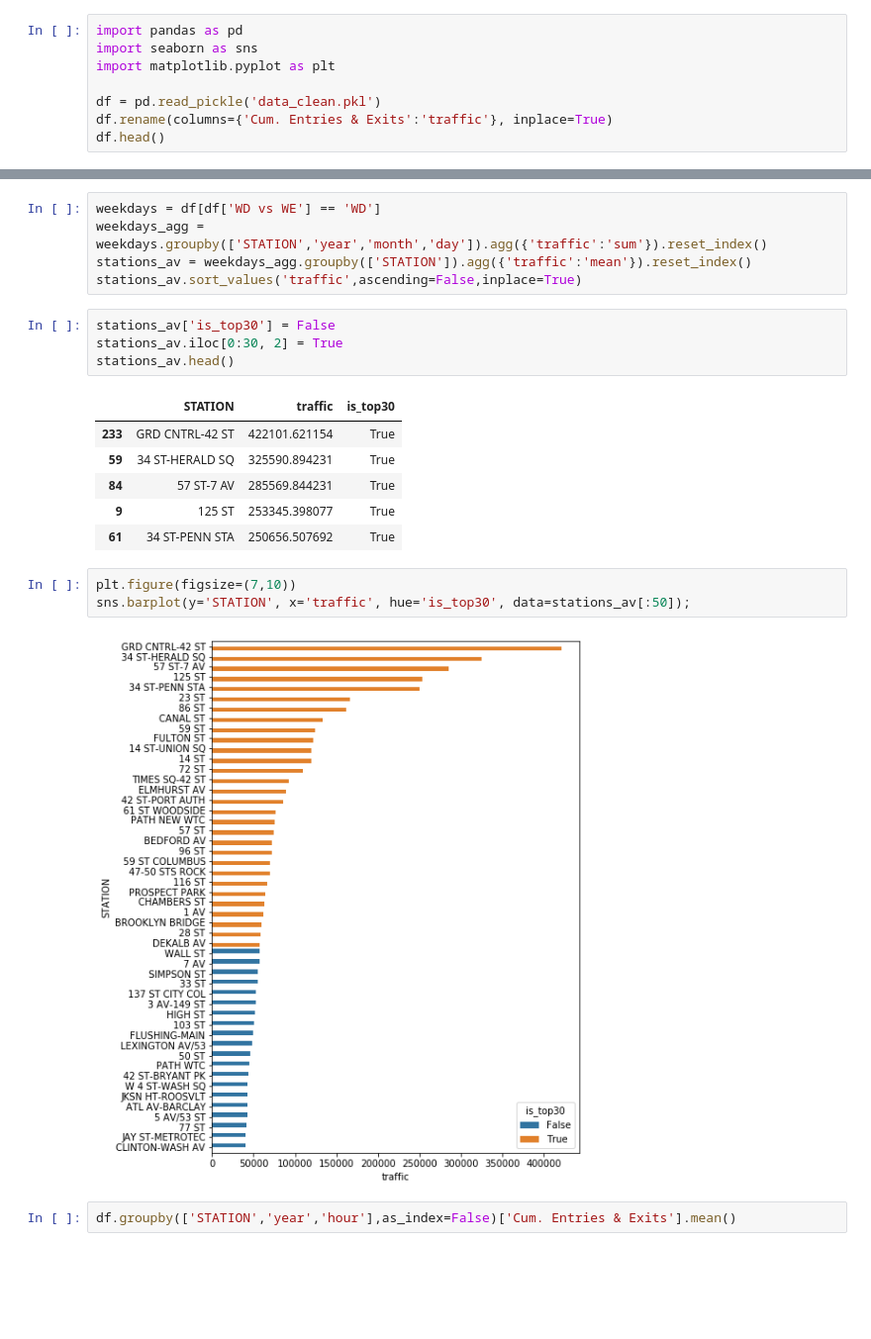
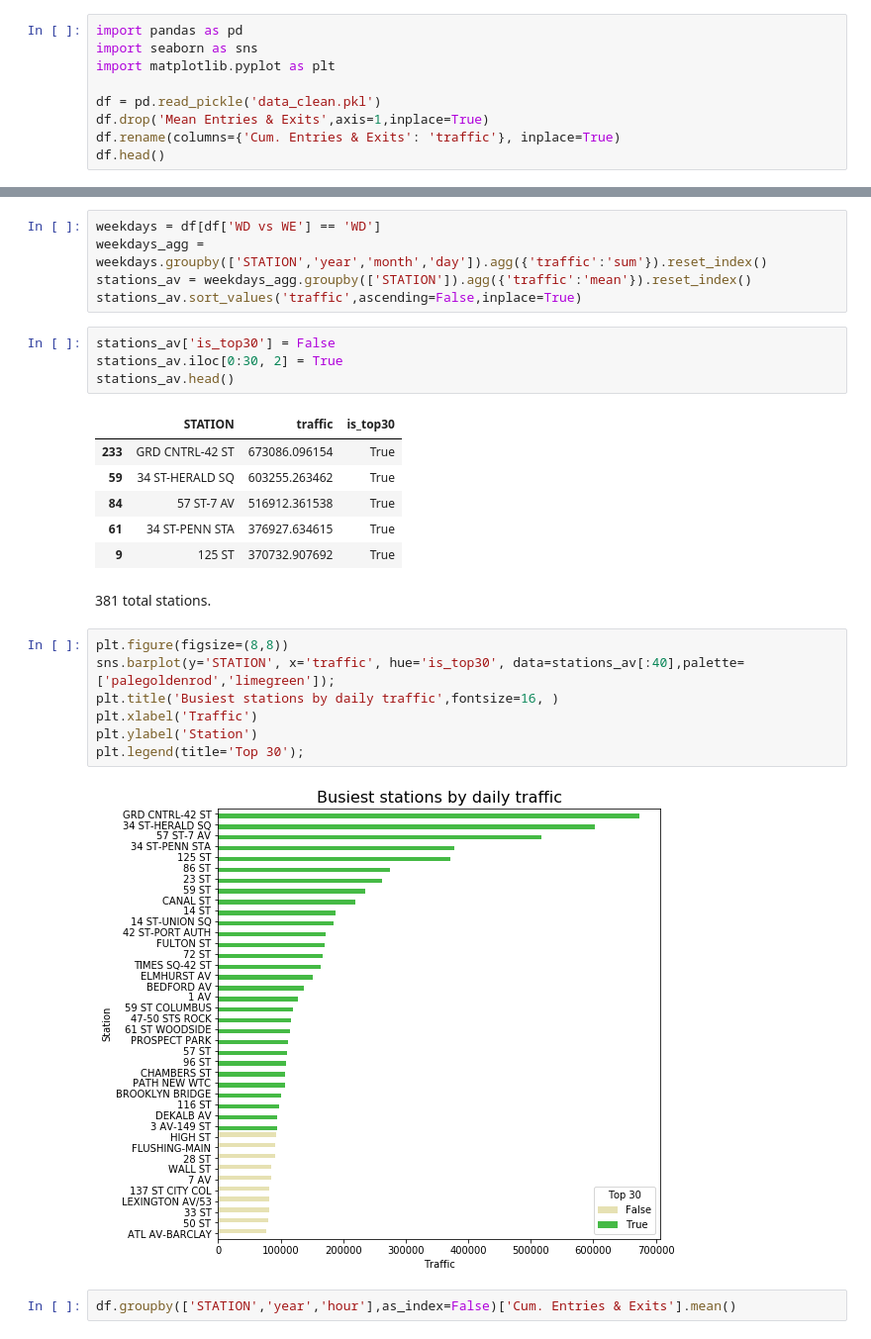
Before and after one commit to collindching/MTA-Turnstile-Analysis, a Jupyter notebook: Data Exploration (Collin).ipynb, the cells around one changed output, grey strips where cells are left out. Shown at 99% size. Drawn from its saved outputs; the diff is of its cells as text; blank space fills up the shorter version.

Commit message:
prettify first chart

```diff
--- a/Data Exploration (Collin).ipynb
+++ b/Data Exploration (Collin).ipynb
@@ -13,6 +13,7 @@ import seaborn as sns
 import matplotlib.pyplot as plt
 
 df = pd.read_pickle('data_clean.pkl')
-df.rename(columns={'Cum. Entries & Exits':'traffic'}, inplace=True)
+df.drop('Mean Entries & Exits',axis=1,inplace=True)
+df.rename(columns={'Cum. Entries & Exits': 'traffic'}, inplace=True)
 df.head()
 # %% [output]
@@ -35,16 +36,22 @@ stations_av.iloc[0:30, 2] = True
 stations_av.head()
 # %% [output]
 |  | STATION | traffic | is_top30 |
-| 233 | GRD CNTRL-42 ST | 422101.621154 | True |
-| 59 | 34 ST-HERALD SQ | 325590.894231 | True |
-| 84 | 57 ST-7 AV | 285569.844231 | True |
-| 9 | 125 ST | 253345.398077 | True |
-| 61 | 34 ST-PENN STA | 250656.507692 | True |
+| 233 | GRD CNTRL-42 ST | 673086.096154 | True |
+| 59 | 34 ST-HERALD SQ | 603255.263462 | True |
+| 84 | 57 ST-7 AV | 516912.361538 | True |
+| 61 | 34 ST-PENN STA | 376927.634615 | True |
+| 9 | 125 ST | 370732.907692 | True |
+# %% [markdown]
+381 total stations.
 # %%
-plt.figure(figsize=(7,10))
-sns.barplot(y='STATION', x='traffic', hue='is_top30', data=stations_av[:50]);
+plt.figure(figsize=(8,8))
+sns.barplot(y='STATION', x='traffic', hue='is_top30', data=stations_av[:40],palette=['palegoldenrod','limegreen']);
+plt.title('Busiest stations by daily traffic',fontsize=16, )
+plt.xlabel('Traffic')
+plt.ylabel('Station')
+plt.legend(title='Top 30');
 # %% [output]
-[figure, old version]
+[figure, new version]
 # %%
 df.groupby(['STATION','year','hour'],as_index=False)['Cum. Entries & Exits'].mean()
 # %% [output]
```
Also changed, not shown: parts of 1 cell of this notebook.
